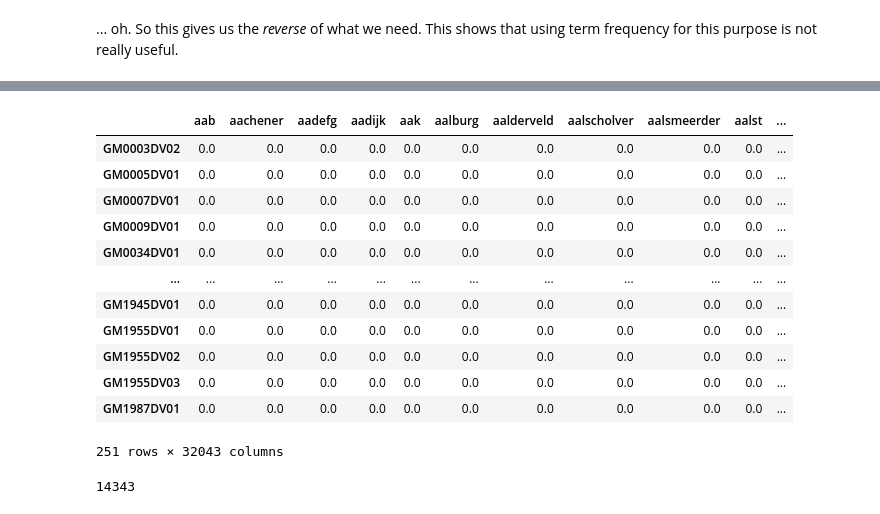
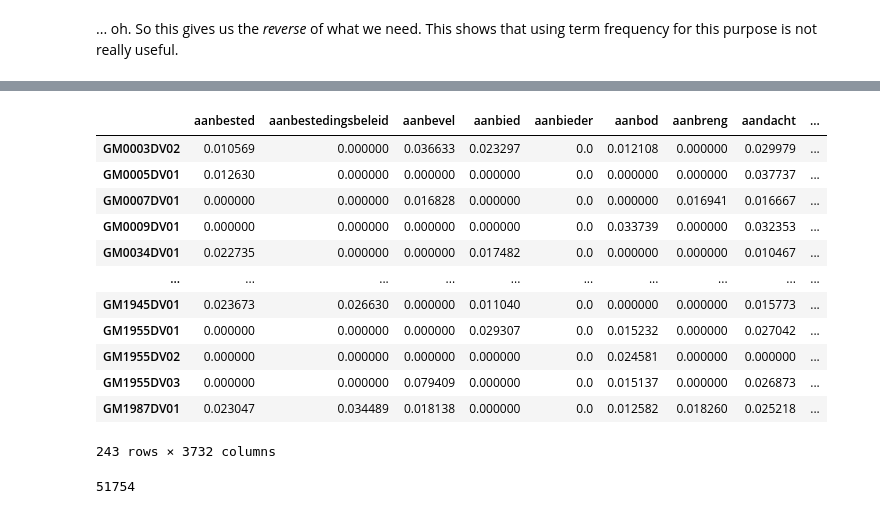
Before and after one commit to kjkoster/execute-enexis, a Jupyter notebook: notebooks/enexis governance TF-IDF.ipynb, the cells around one changed output, grey strips where cells are left out. Cells and saved outputs as stored; diff of their text form; code cells hidden in the pictures.

```diff
--- a/notebooks/enexis governance TF-IDF.ipynb
+++ b/notebooks/enexis governance TF-IDF.ipynb
@@ -239,7 +260,7 @@ As our documents are quite large, we set `sublinear_tf` to apply a `log()` to th
 # %%
-def tfidf_vectorize(glob, max_df=1.0):
+def tfidf_vectorize(glob, min_df=1, max_df=1.0):
     # run the vectorizer on the data
-    vectorizer = TfidfVectorizer(max_df=max_df, sublinear_tf=True)
+    vectorizer = TfidfVectorizer(min_df=min_df, max_df=max_df, sublinear_tf=True)
     word_matrix = vectorizer.fit_transform(load_documents_as_string_array(glob))
     words_list = vectorizer.get_feature_names_out()
 
@@ -273,22 +294,22 @@ len(all_docs_vectorizer.stop_words_)
 # %%
-dv_docs_vectorizer, dv_docs_matrix, dv_docs_idf = tfidf_vectorize(GLOB_DV, max_df=0.01)
+dv_docs_vectorizer, dv_docs_matrix, dv_docs_idf = tfidf_vectorize(GLOB_DV, min_df=20)
 dv_docs_matrix
 # %% [output]
-|  | aab | aachener | aadefg | aadijk | aak | aalburg | aalderveld | aalscholver | aalsmeerder | aalst | ... |
-| GM0003DV02 | 0.0 | 0.0 | 0.0 | 0.0 | 0.0 | 0.0 | 0.0 | 0.0 | 0.0 | 0.0 | ... |
-| GM0005DV01 | 0.0 | 0.0 | 0.0 | 0.0 | 0.0 | 0.0 | 0.0 | 0.0 | 0.0 | 0.0 | ... |
-| GM0007DV01 | 0.0 | 0.0 | 0.0 | 0.0 | 0.0 | 0.0 | 0.0 | 0.0 | 0.0 | 0.0 | ... |
-| GM0009DV01 | 0.0 | 0.0 | 0.0 | 0.0 | 0.0 | 0.0 | 0.0 | 0.0 | 0.0 | 0.0 | ... |
-| GM0034DV01 | 0.0 | 0.0 | 0.0 | 0.0 | 0.0 | 0.0 | 0.0 | 0.0 | 0.0 | 0.0 | ... |
-| ... | ... | ... | ... | ... | ... | ... | ... | ... | ... | ... | ... |
-| GM1945DV01 | 0.0 | 0.0 | 0.0 | 0.0 | 0.0 | 0.0 | 0.0 | 0.0 | 0.0 | 0.0 | ... |
-| GM1955DV01 | 0.0 | 0.0 | 0.0 | 0.0 | 0.0 | 0.0 | 0.0 | 0.0 | 0.0 | 0.0 | ... |
-| GM1955DV02 | 0.0 | 0.0 | 0.0 | 0.0 | 0.0 | 0.0 | 0.0 | 0.0 | 0.0 | 0.0 | ... |
-| GM1955DV03 | 0.0 | 0.0 | 0.0 | 0.0 | 0.0 | 0.0 | 0.0 | 0.0 | 0.0 | 0.0 | ... |
-| GM1987DV01 | 0.0 | 0.0 | 0.0 | 0.0 | 0.0 | 0.0 | 0.0 | 0.0 | 0.0 | 0.0 | ... |
+|  | aanbested | aanbestedingsbeleid | aanbevel | aanbied | aanbieder | aanbod | aanbreng | aandacht | ... |
+| GM0003DV02 | 0.010569 | 0.000000 | 0.036633 | 0.023297 | 0.0 | 0.012108 | 0.000000 | 0.029979 | ... |
+| GM0005DV01 | 0.012630 | 0.000000 | 0.000000 | 0.000000 | 0.0 | 0.000000 | 0.000000 | 0.037737 | ... |
+| GM0007DV01 | 0.000000 | 0.000000 | 0.016828 | 0.000000 | 0.0 | 0.000000 | 0.016941 | 0.016667 | ... |
+| GM0009DV01 | 0.000000 | 0.000000 | 0.000000 | 0.000000 | 0.0 | 0.033739 | 0.000000 | 0.032353 | ... |
+| GM0034DV01 | 0.022735 | 0.000000 | 0.000000 | 0.017482 | 0.0 | 0.000000 | 0.000000 | 0.010467 | ... |
+| ... | ... | ... | ... | ... | ... | ... | ... | ... | ... |
+| GM1945DV01 | 0.023673 | 0.026630 | 0.000000 | 0.011040 | 0.0 | 0.000000 | 0.000000 | 0.015773 | ... |
+| GM1955DV01 | 0.000000 | 0.000000 | 0.000000 | 0.029307 | 0.0 | 0.015232 | 0.000000 | 0.027042 | ... |
+| GM1955DV02 | 0.000000 | 0.000000 | 0.000000 | 0.000000 | 0.0 | 0.024581 | 0.000000 | 0.000000 | ... |
+| GM1955DV03 | 0.000000 | 0.000000 | 0.079409 | 0.000000 | 0.0 | 0.015137 | 0.000000 | 0.026873 | ... |
+| GM1987DV01 | 0.023047 | 0.034489 | 0.018138 | 0.000000 | 0.0 | 0.012582 | 0.018260 | 0.025218 | ... |
-251 rows × 32043 columns
+243 rows × 3732 columns
 # %%
 #dv_docs_vectorizer.stop_words_#
 len(dv_docs_vectorizer.stop_words_)
 # %% [output]
-14343
+51754
```
Also changed, not shown: parts of 17 cells of this notebook.
